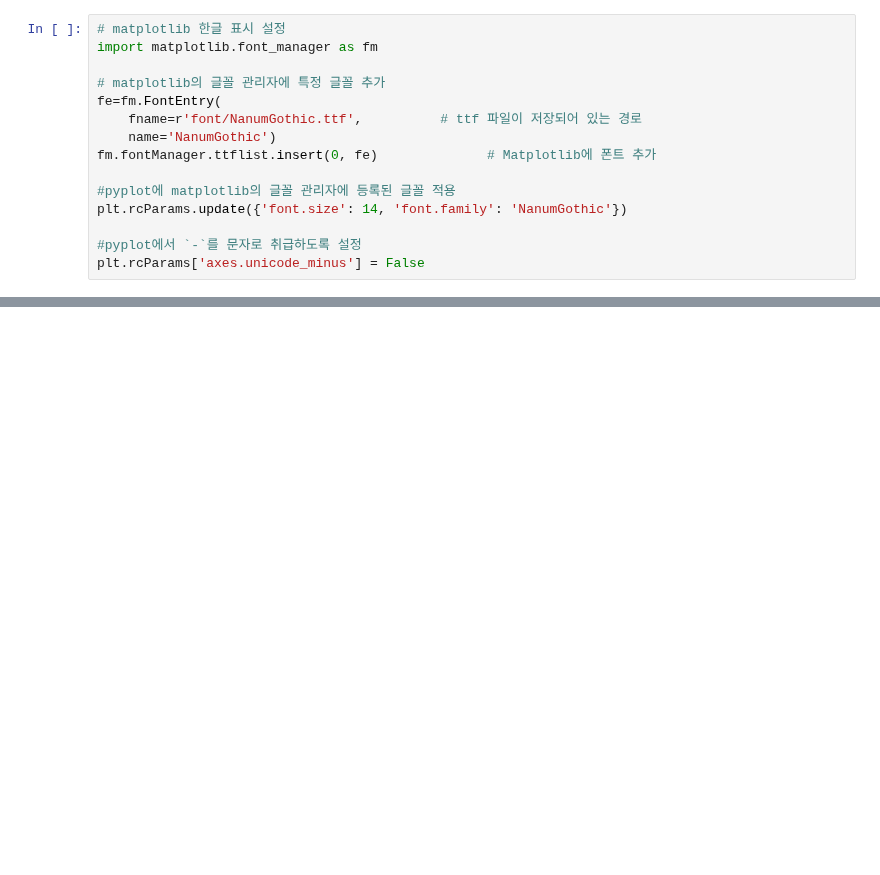
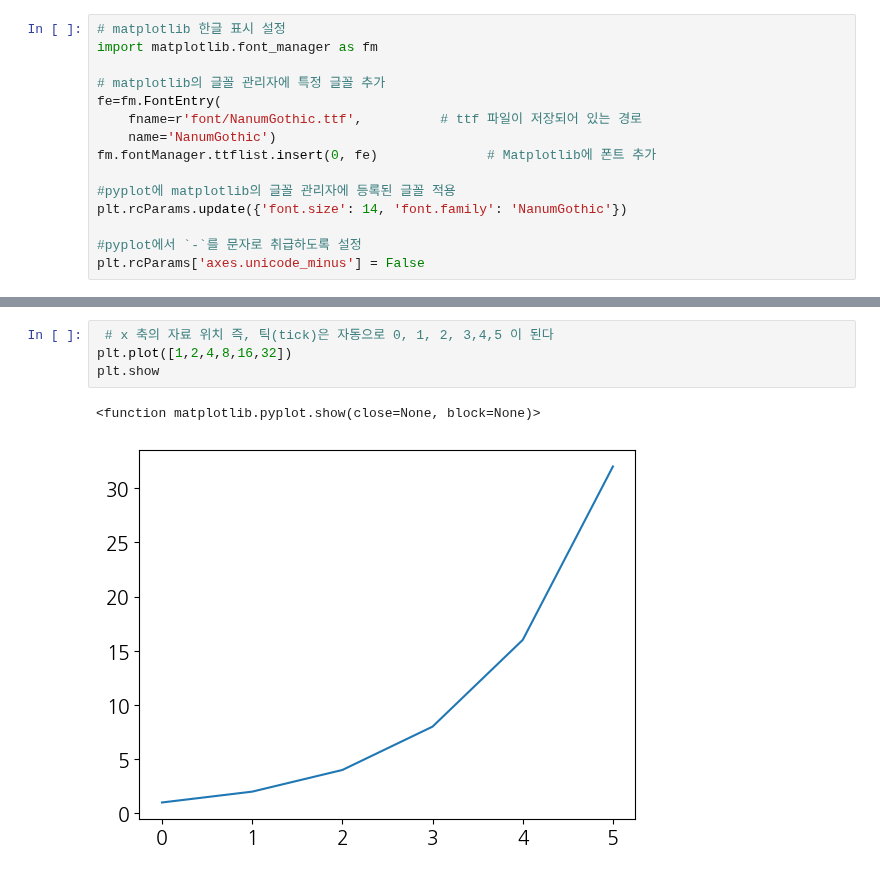
Before and after one commit to devKMC/python, a Jupyter notebook: matplotlib_visualize_data/matplotlib_basic.ipynb, the cells around one changed output, grey strips where cells are left out. Cells and saved outputs as stored; diff of their text form; blank space fills up the shorter version.

```diff
--- a/matplotlib_visualize_data/matplotlib_basic.ipynb
+++ b/matplotlib_visualize_data/matplotlib_basic.ipynb
@@ -41,0 +69,7 @@ plt.rcParams['axes.unicode_minus'] = False
+# %%
+ # x 축의 자료 위치 즉, 틱(tick)은 자동으로 0, 1, 2, 3,4,5 이 된다
+plt.plot([1,2,4,8,16,32])
+plt.show
+# %% [output]
+<function matplotlib.pyplot.show(close=None, block=None)>
+[figure, added]
```
Also changed, not shown: parts of 3 cells of this notebook.
